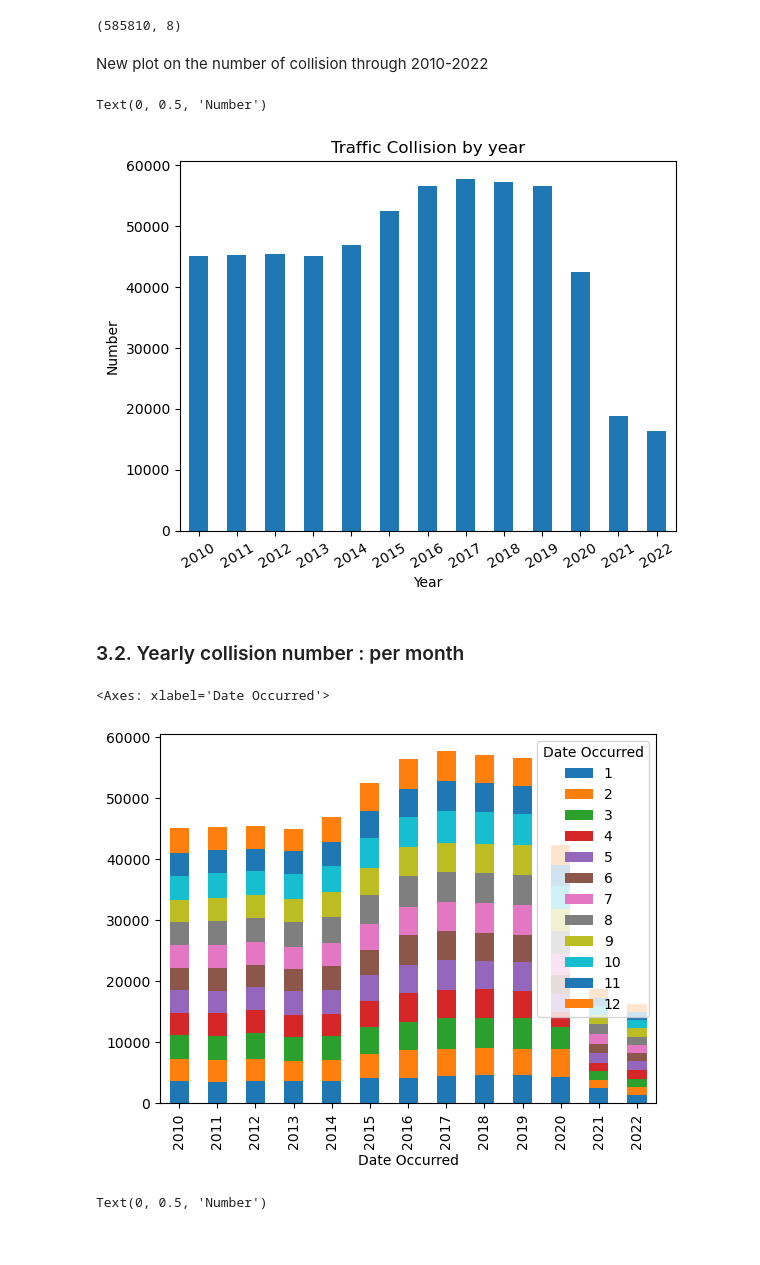
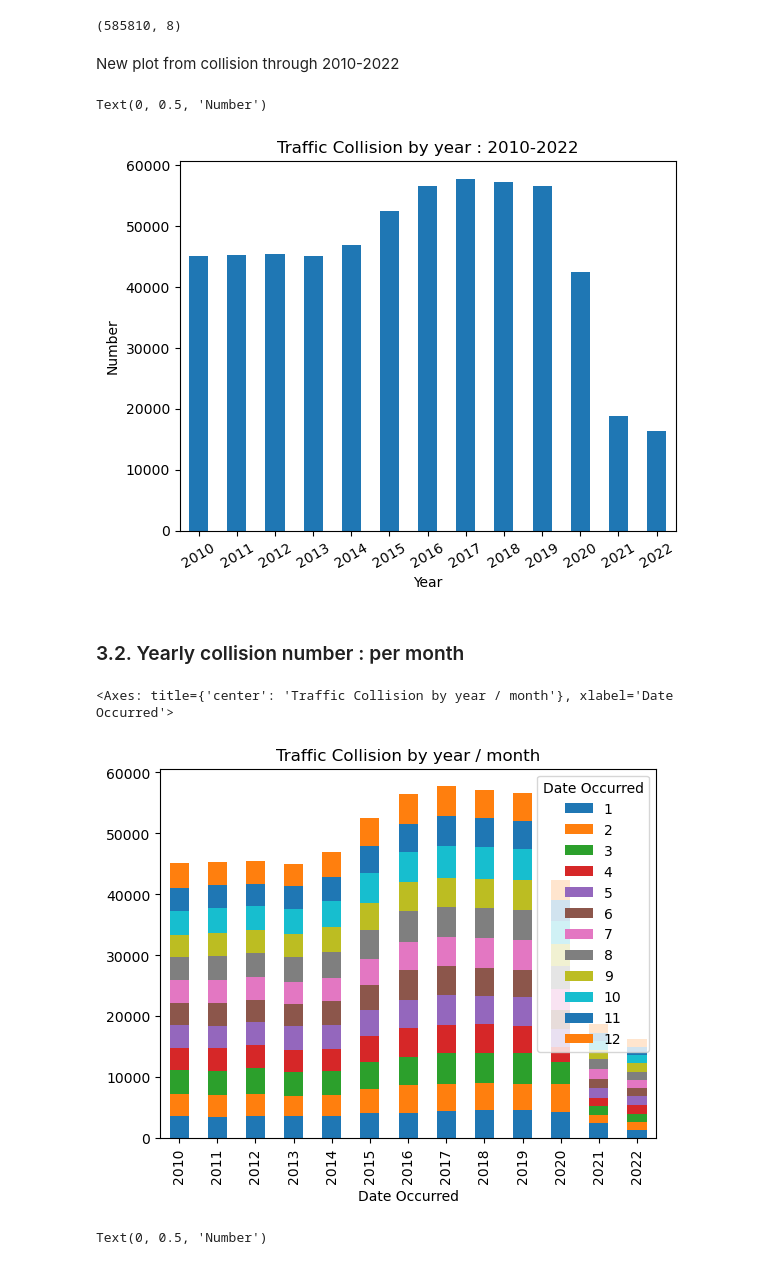
Before and after one commit to OmdenaAI/la-usa-chapter-open-data, a Jupyter notebook: src/visualizations/traffic_collision_report.ipynb, the cells around one changed output. Drawn from its saved outputs; the diff is of its cells as text; code cells hidden in the pictures.

```diff
--- a/src/visualizations/traffic_collision_report.ipynb
+++ b/src/visualizations/traffic_collision_report.ipynb
@@ -31,5 +52,6 @@ The data size 111+ MB, then it is better to download it manually then update the
 
 traffic_collision_data = pd.read_csv('https://data.lacity.org/api/views/d5tf-ez2w/rows.json?accessType=DOWNLOAD', index_col='DR Number')
 # %%
-traffic_collision_data = pd.read_csv('../data/Traffic_Collision_Data_from_2010_to_Present.csv', index_col='DR Number')
-pd.set_option('display.max_rows', 40)
+traffic_collision_data = pd.read_csv('./../data/Traffic_Collision_Data_from_2010_to_Present.csv', index_col='DR Number');
+pd.set_option('display.max_rows', 40);
+traffic_collision_data.shape
@@ -188,24 +206,25 @@ target_df.shape
 # %% [output]
 (585810, 8)
 # %% [markdown]
-New plot on the number of collision through 2010-2022
+New plot from collision through 2010-2022
 # %%
 collision_by_year_plot = target_df.groupby(target_df['Date Occurred'].dt.year)['Date Occurred'] \
     .count() \
-    .plot(kind='bar', title='Traffic Collision by year', rot=30)
+    .plot(kind='bar', title='Traffic Collision by year : 2010-2022', rot=30)
 collision_by_year_plot.set_xlabel('Year')
 collision_by_year_plot.set_ylabel('Number')
 # %% [output]
 Text(0, 0.5, 'Number')
-[figure, old version]
+[figure, new version]
 # %% [markdown]
 ### 3.2. Yearly collision number : per month
 # %%
 target_df.groupby([target_df['Date Occurred'].dt.year, target_df['Date Occurred'].dt.month])['Date Occurred'] \
-    .count().unstack().plot(kind='bar', stacked=True)
+    .count().unstack().plot(kind='bar', stacked=True,
+    title='Traffic Collision by year / month',)
 # %% [output]
-<Axes: xlabel='Date Occurred'>
+<Axes: title={'center': 'Traffic Collision by year / month'}, xlabel='Date Occurred'>
-[figure, old version]
+[figure, new version]
 # %%
 collision_by_month_year_plot = target_df.groupby([target_df['Date Occurred'].dt.month, target_df['Date Occurred'].dt.year])['Date Occurred'] \
     .count().unstack() \
```
Also changed, not shown: parts of 38 cells of this notebook.
